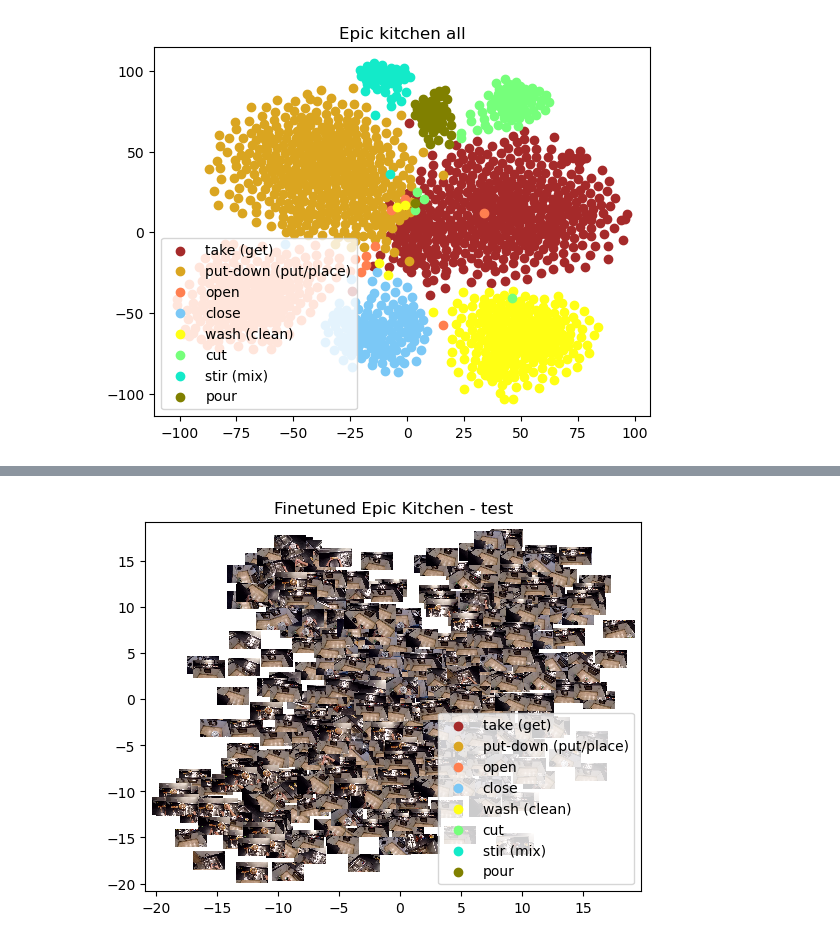
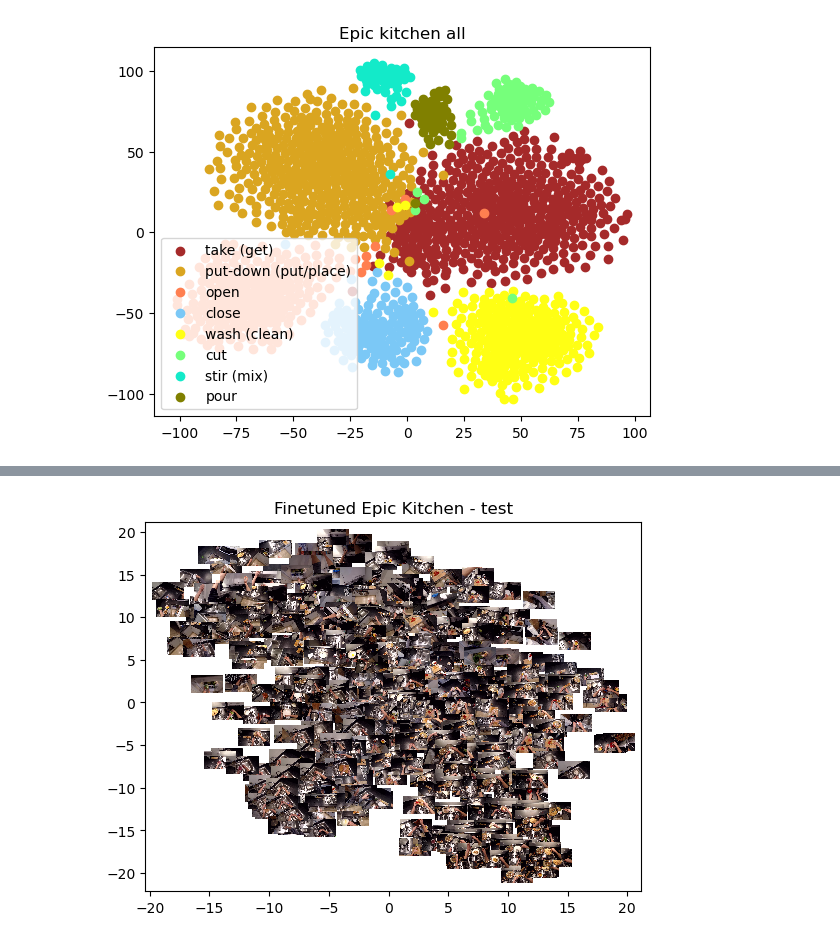
Before and after one commit to gabbiurlaro/aml22-ego, a Jupyter notebook: visualize_feature.ipynb, the cells around one changed output, grey strips where cells are left out. Cells and saved outputs as stored; diff of their text form; code cells hidden in the pictures.

```diff
--- a/visualize_feature.ipynb
+++ b/visualize_feature.ipynb
@@ -72,7 +72,7 @@ def visualize_features_img(title, filename, annotation, video_level=True, datase
     for i in range(8): # ek has 8 classes
         filtered = data[data["verb_class"] == i]
         ax.scatter(filtered['x'], filtered['y'], c=colors[dataset][i], label=labels[dataset][i])
-        paths = [f"../ek_data/frames/{video_id}/img_{(stop - start)//2:010d}.jpg" for start, stop, video_id in zip(filtered['start_frame'], filtered['stop_frame'], filtered['video_id'])]
+        paths = [f"../ek_data/frames/{video_id}/img_{(stop + start)//2:010d}.jpg" for start, stop, video_id in zip(filtered['start_frame'], filtered['stop_frame'], filtered['video_id'])]
         for x0, y0, path in zip(filtered['x'], filtered['y'], paths):
             ab = AnnotationBbox(getImage(path), (x0, y0), frameon=False)
             ax.add_artist(ab)
@@ -114,4 +114,4 @@ visualize_features("Init on kinetics dataset", "saved_features/PT_D_16f_5c_D1_tr
 # %%
-visualize_features_img("Finetuned Epic Kitchen - test", "saved_features/EPIC/test/FT_D_D1_16f_5c_D1_test.pkl", "train_val/D1_test.pkl")
+visualize_features_img("Finetuned Epic Kitchen - test", "saved_features/EPIC/FT_D_D1_16f_5c_D1_test.pkl", "train_val/D1_test.pkl")
 # %% [output]
-[figure, old version]
+[figure, new version]
```
Also changed, not shown: parts of 1 cell of this notebook.
